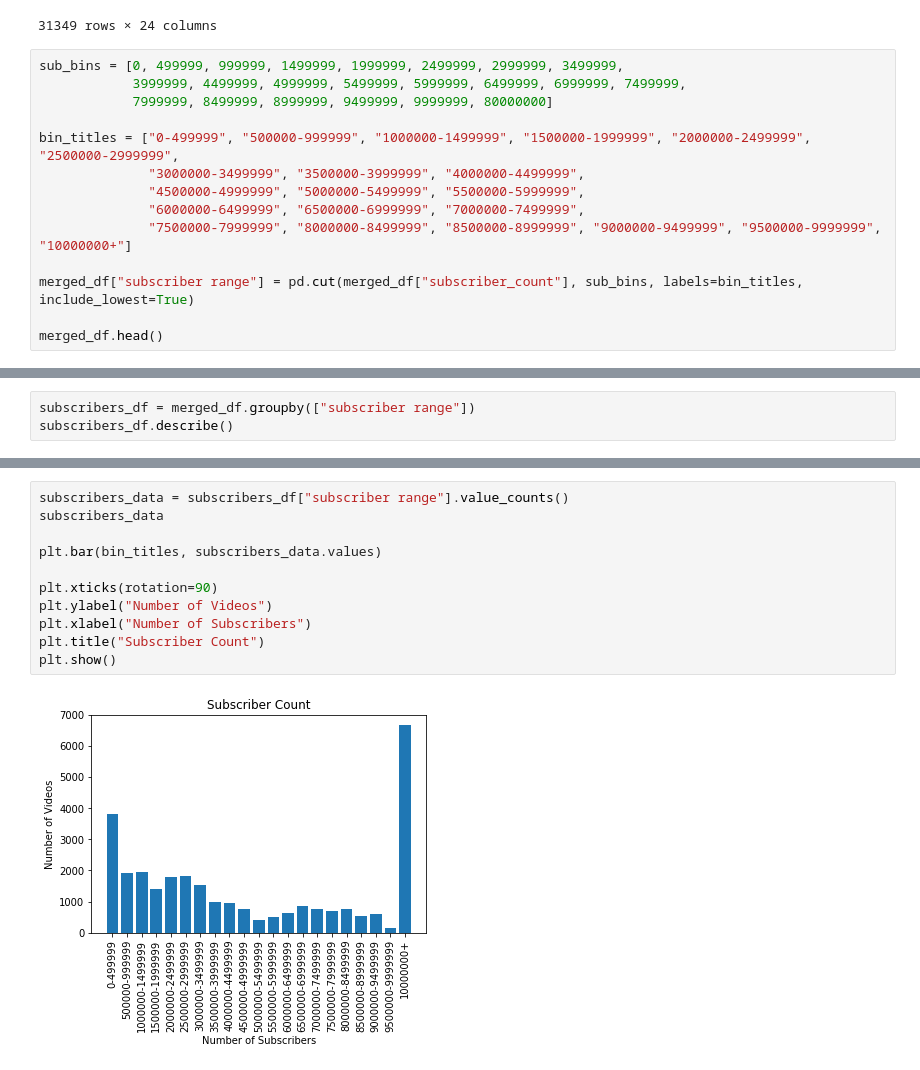
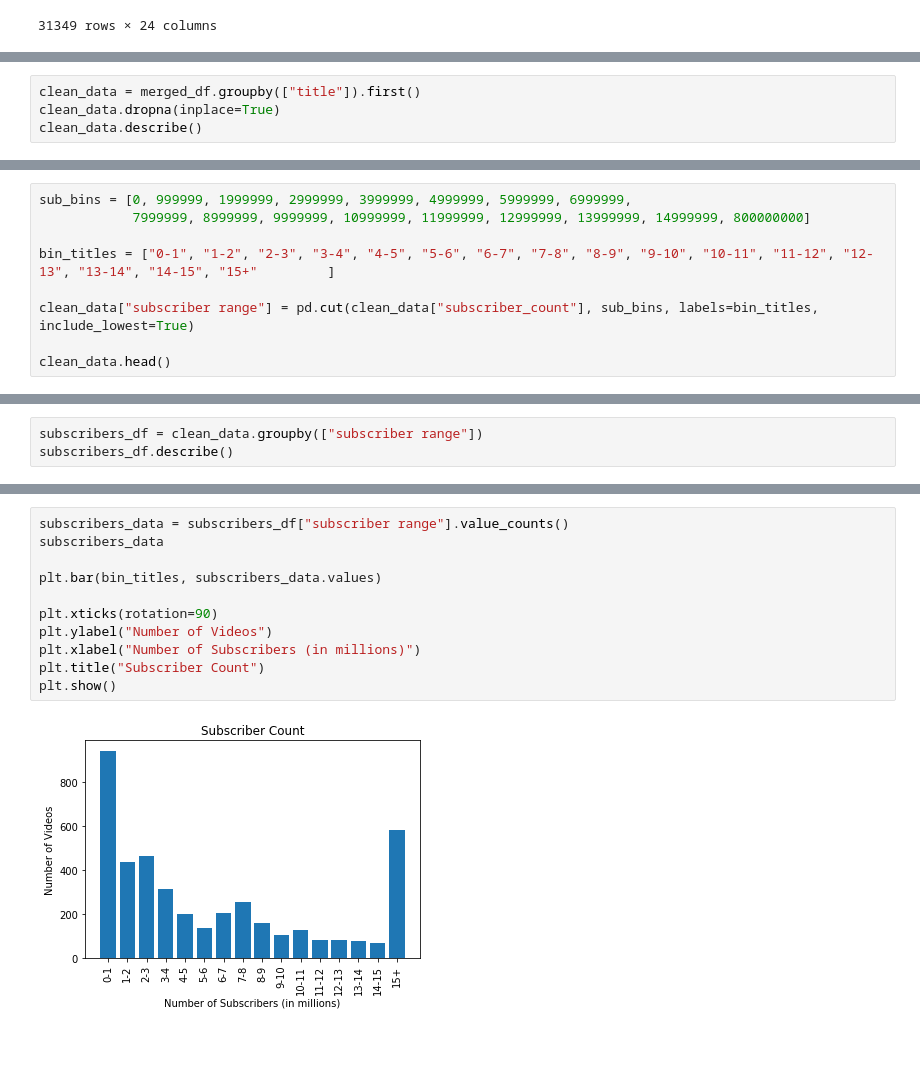
Before and after one commit to hannah8075/youtube-analysis, a Jupyter notebook: video_data.ipynb, the cells around one changed output, grey strips where cells are left out. Cells and saved outputs as stored; diff of their text form; blank space fills up the shorter version.

Commit message:
changed graph

```diff
--- a/video_data.ipynb
+++ b/video_data.ipynb
@@ -41,17 +41,3 @@ merged_df
 | 31347 | s_SJZSAtLBA | 06/13/18 | Assassin's Creed Odyssey: E3 2018... | Ubisoft North America | 20 | 2018-06-11T21:16:16.000Z | Assassin's Creed Odyssey|"Assassi... | 669475 | ... |
 | 31348 | s_SJZSAtLBA | 06/14/18 | Assassin's Creed Odyssey: E3 2018... | Ubisoft North America | 20 | 2018-06-11T21:16:16.000Z | Assassin's Creed Odyssey|"Assassi... | 924008 | ... |
 31349 rows × 24 columns
-# %%
-sub_bins = [0, 499999, 999999, 1499999, 1999999, 2499999, 2999999, 3499999,
-            3999999, 4499999, 4999999, 5499999, 5999999, 6499999, 6999999, 7499999,
-            7999999, 8499999, 8999999, 9499999, 9999999, 80000000]
-
-bin_titles = ["0-499999", "500000-999999", "1000000-1499999", "1500000-1999999", "2000000-2499999", "2500000-2999999",
-              "3000000-3499999", "3500000-3999999", "4000000-4499999",
-              "4500000-4999999", "5000000-5499999", "5500000-5999999",
-              "6000000-6499999", "6500000-6999999", "7000000-7499999",
-              "7500000-7999999", "8000000-8499999", "8500000-8999999", "9000000-9499999", "9500000-9999999", "10000000+"]
-
-merged_df["subscriber range"] = pd.cut(merged_df["subscriber_count"], sub_bins, labels=bin_titles, include_lowest=True)
-
-merged_df.head()
@@ -65,0 +44,4 @@ merged_df.head()
+# %%
+clean_data = merged_df.groupby(["title"]).first()
+clean_data.dropna(inplace=True)
+clean_data.describe()
@@ -65,0 +58,9 @@ merged_df.head()
+# %%
+sub_bins = [0, 999999, 1999999, 2999999, 3999999, 4999999, 5999999, 6999999,
+            7999999, 8999999, 9999999, 10999999, 11999999, 12999999, 13999999, 14999999, 800000000]
+
+bin_titles = ["0-1", "1-2", "2-3", "3-4", "4-5", "5-6", "6-7", "7-8", "8-9", "9-10", "10-11", "11-12", "12-13", "13-14", "14-15", "15+"         ]
+
+clean_data["subscriber range"] = pd.cut(clean_data["subscriber_count"], sub_bins, labels=bin_titles, include_lowest=True)
+
+clean_data.head()
@@ -66,5 +76,5 @@ merged_df.head()
 # %%
-subscribers_df = merged_df.groupby(["subscriber range"])
+subscribers_df = clean_data.groupby(["subscriber range"])
 subscribers_df.describe()
 # %% [output]
 |  | category_id |  |  |  |  |  |  |  | views |  | ... |
@@ -90,13 +100,13 @@ subscribers_df.describe()
 # %%
 subscribers_data = subscribers_df["subscriber range"].value_counts()
 subscribers_data
 
 plt.bar(bin_titles, subscribers_data.values)
 
 plt.xticks(rotation=90)
 plt.ylabel("Number of Videos")
-plt.xlabel("Number of Subscribers")
+plt.xlabel("Number of Subscribers (in millions)")
 plt.title("Subscriber Count")
 plt.show()
 # %% [output]
-[figure, old version]
+[figure, new version]
```
Also changed, not shown: parts of 5 cells of this notebook.
